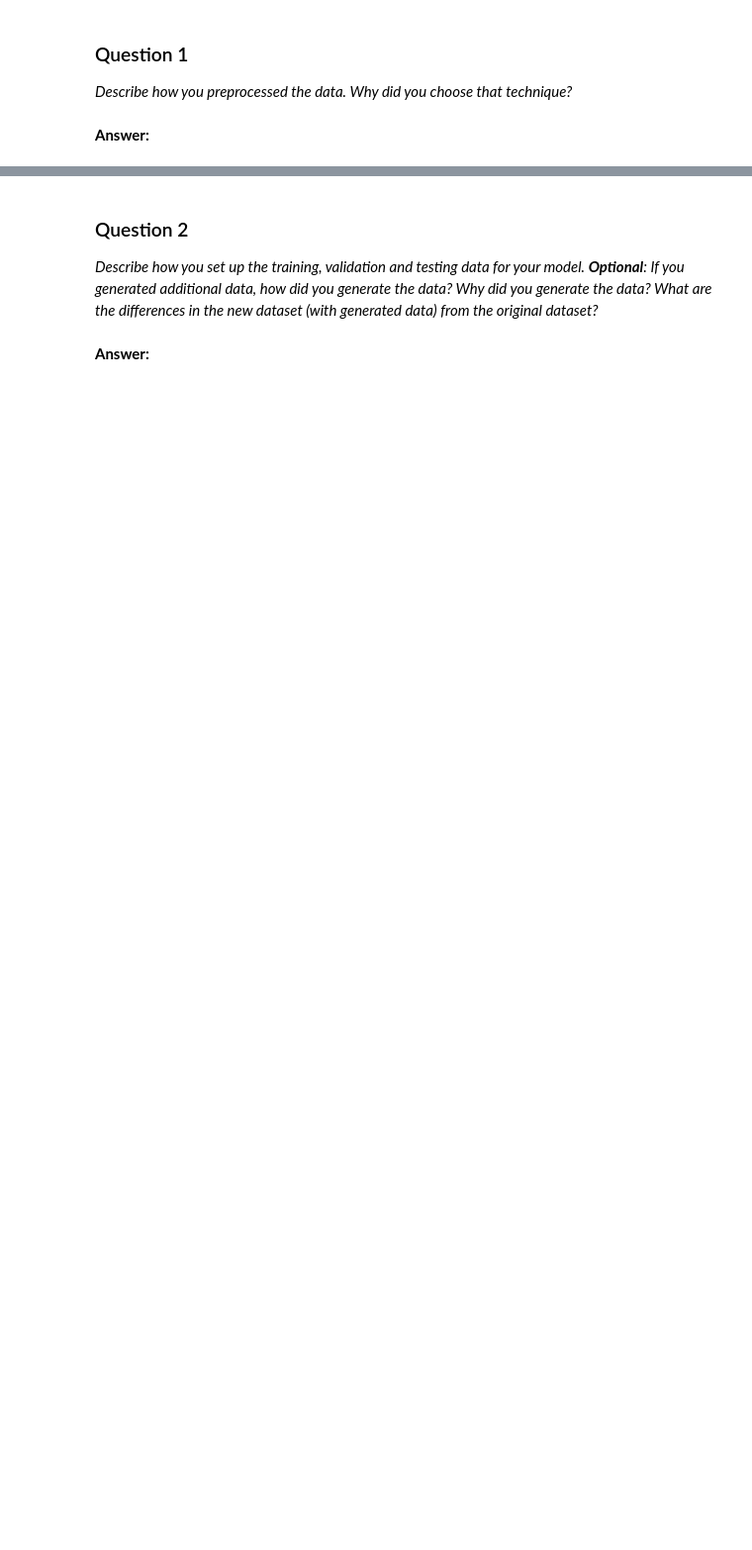
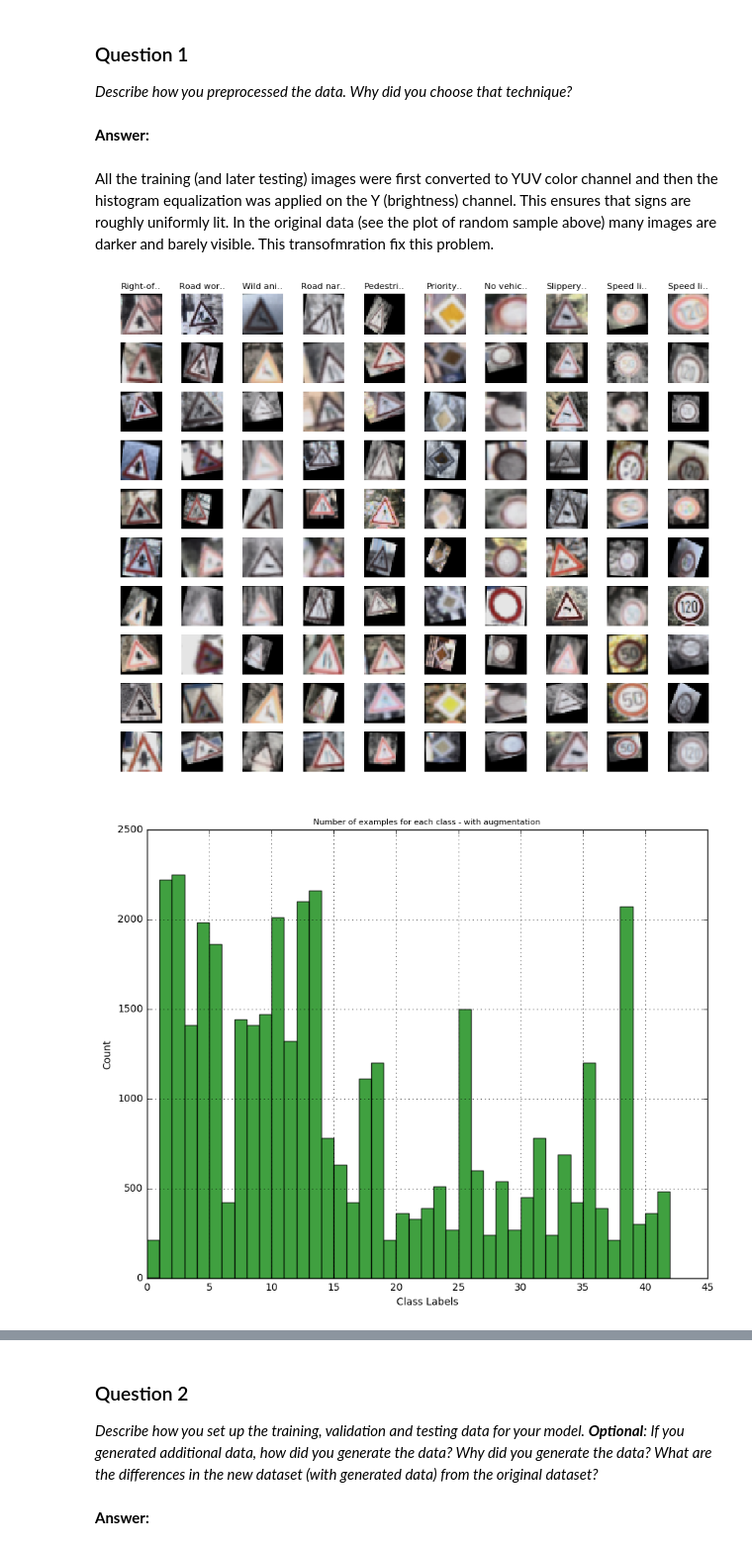
Before and after one commit to n-log-n/CarND-Traffic-Sign-Classifier-Project, a Jupyter notebook: Traffic_Sign_Classifier.ipynb, the cells around one changed output, grey strips where cells are left out. Shown at 99% size. Saved outputs shown, nothing was run; the diff lists cells and outputs as text; code cells hidden in the pictures; blank space fills up the shorter version.

```diff
--- a/Traffic_Sign_Classifier.ipynb
+++ b/Traffic_Sign_Classifier.ipynb
@@ -189,12 +152,0 @@ Number of classes = 43
-# %%
-### Preprocess the data here.
-### Feel free to use as many code cells as needed.
-from sklearn.model_selection import train_test_split
-
-X_train, X_valid, y_train, y_valid = train_test_split(X, y, test_size=0.33, random_state=42)
-
-print ("Size of training examples", X.shape)
-print ("Size of training ", X_train.shape)
-print ("Size of training labels", y_train.shape)
-print ("Size of validation ", X_valid.shape)
-print ("Size of validation labels", y_valid.shape)
@@ -387,6 +156,8 @@ plt.show()
 _Describe how you preprocessed the data. Why did you choose that technique?_
 # %% [markdown]
 **Answer:**
+# %% [markdown]
+All the training (and later testing) images were first converted to YUV color channel and then the histogram equalization was applied on the Y (brightness) channel. This ensures that signs are roughly uniformly lit. In the original data (see the plot of random sample above) many images are darker and barely visible. This transofmration fix this problem.
 # %%
 ### Generate data additional data (OPTIONAL!)
 ### and split the data into training/validation/testing sets here.
@@ -393,0 +218,31 @@ _Describe how you preprocessed the data. Why did you choose that technique?_
+# %%
+train_X_augmented = None
+train_label_augmented = None
+
+train_X_augmented, train_label_augmented = augment_data(X_train, y_train)
+
+train_X_augmented = np.array(train_X_augmented)
+train_label_augmented = np.array(train_label_augmented)
+# %%
+plotRandomLabelData(train_X_augmented, train_label_augmented, short_signnames)
+
+# Save the data in new pickle file as check-point
+data = {}
+data['features'] = train_X_augmented
+data['labels'] = train_label_augmented
+
+with open('train_augmented.pickle', 'wb') as handle:
+    pickle.dump(data, handle, protocol=pickle.HIGHEST_PROTOCOL)
+
+n, bins, patches = plt.hist(y_train, bins = np.max(y_train), facecolor='green', alpha=0.75)
+plt.xlabel("Class Labels")
+plt.ylabel("Count")
+plt.title("Number of examples for each class - with augmentation")
+plt.grid(True)
+plt.show()
+
+train_X_augmented = None
+train_label_augmented = None
+# %% [output]
+[figure, added]
+[figure, added]
```
Also changed, not shown: parts of 38 cells of this notebook, 5 other files.
